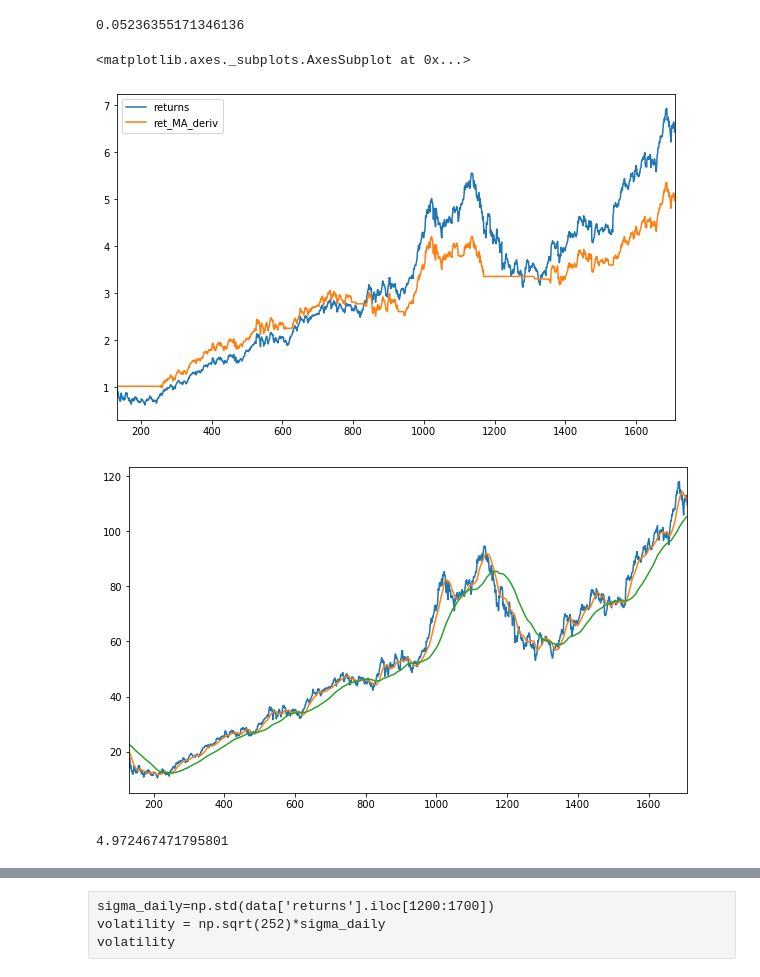
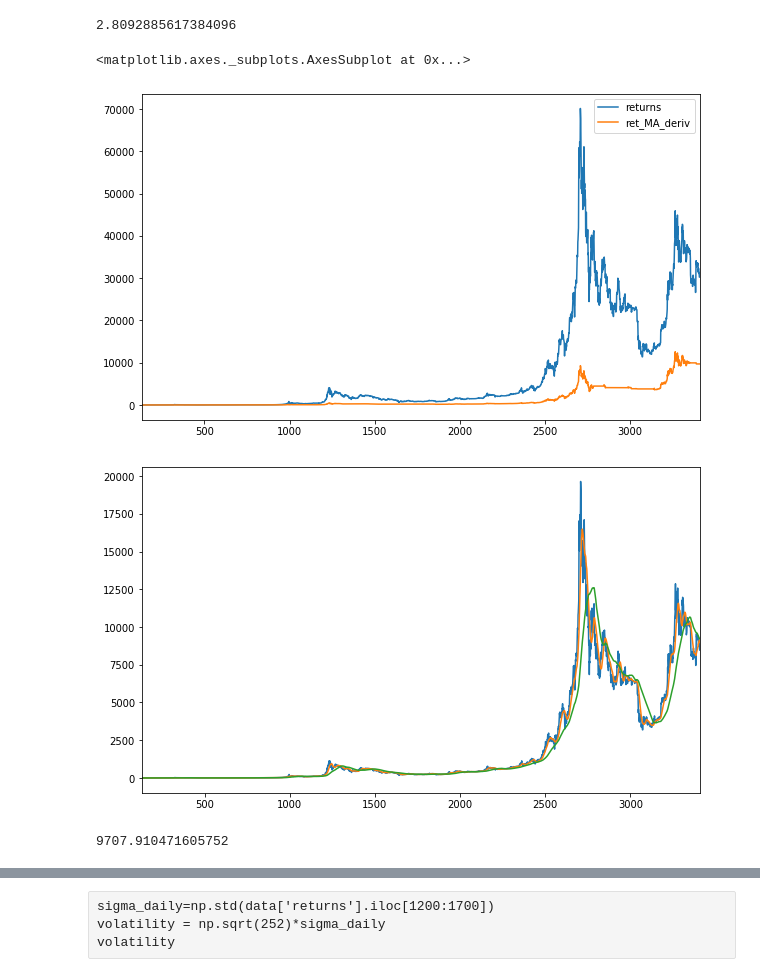
Before and after one commit to tazalex/trading_strat, a Jupyter notebook: MA_derivative_Strat.ipynb, the cells around one changed output, grey strips where cells are left out. Cells and saved outputs as stored; diff of their text form; code cells hidden in the pictures.

```diff
--- a/MA_derivative_Strat.ipynb
+++ b/MA_derivative_Strat.ipynb
@@ -8,4 +8,5 @@ from sklearn.svm import SVC
 from sklearn.cluster import KMeans
 from sklearn.model_selection import train_test_split
 # %%
-df=pd.read_csv("./AAPL.csv")
+df=pd.read_csv("./btc.csv")
+df.head()
@@ -24,6 +32,6 @@ data_test
 data_train.dropna(inplace=True)
 data_test.dropna(inplace=True)
 """
-data = pd.DataFrame(df["AAPL"])
+data = pd.DataFrame(df["PriceUSD"])
 data['returns']=np.log(data/data.shift(1))
 # %%
@@ -31,10 +39,10 @@ data['returns']=np.log(data/data.shift(1))
 #data['returns'] = np.log(data/data.shift(1))
 # %%
-data['MA20']=data['AAPL'].rolling(window=20).mean()
-#data['MA30']=data['AAPL'].rolling(window=30).mean()
-#data['MA50']=data['MSFT'].rolling(window=50).mean()
-data['MA90']=data['AAPL'].rolling(window=90).mean()
-data['MA131']=data['AAPL'].rolling(window=131).mean()
+data['MA20']=data['PriceUSD'].rolling(window=20).mean()
+#data['MA30']=data['PriceUSD'].rolling(window=30).mean()
+#data['MA50']=data['PriceUSD'].rolling(window=50).mean()
+data['MA90']=data['PriceUSD'].rolling(window=90).mean()
+data['MA131']=data['PriceUSD'].rolling(window=131).mean()
 # %%
 data.dropna(inplace=True)
 # %%
@@ -59,7 +60,7 @@ data
 # %%
 print(data['MA_deriv'].mean())
 # %% [output]
-0.05236355171346136
+2.8092885617384096
 # %%
 data['pfolio_MA_deriv']=1
 buf=1
@@ -76,18 +77,18 @@ data[['returns', 'ret_MA_deriv']].cumsum(
         ).apply(np.exp).plot(figsize=(10, 6))
 # %% [output]
 <matplotlib.axes._subplots.AxesSubplot at 0x...>
-[figure, old version]
+[figure, new version]
 # %%
-data['AAPL'].plot(figsize=(10, 6))
+data['PriceUSD'].plot(figsize=(10, 6))
 data['MA20'].plot()
 data['MA90'].plot()
 plt.show()
 # %% [output]
-[figure, old version]
+[figure, new version]
 # %%
 data['ret_MA_deriv'].cumsum().apply(np.exp).iloc[-1]
 # %% [output]
-4.972467471795801
+9707.910471605752
 # %%
 def compute_ret_MA(df, stock):
     res=0
```
Also changed, not shown: parts of 8 cells of this notebook.
